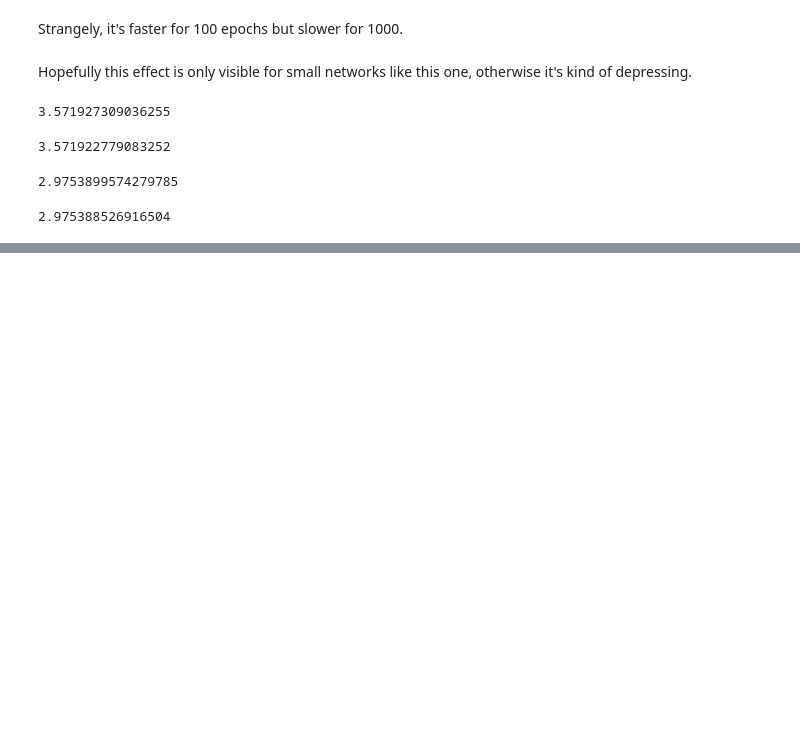
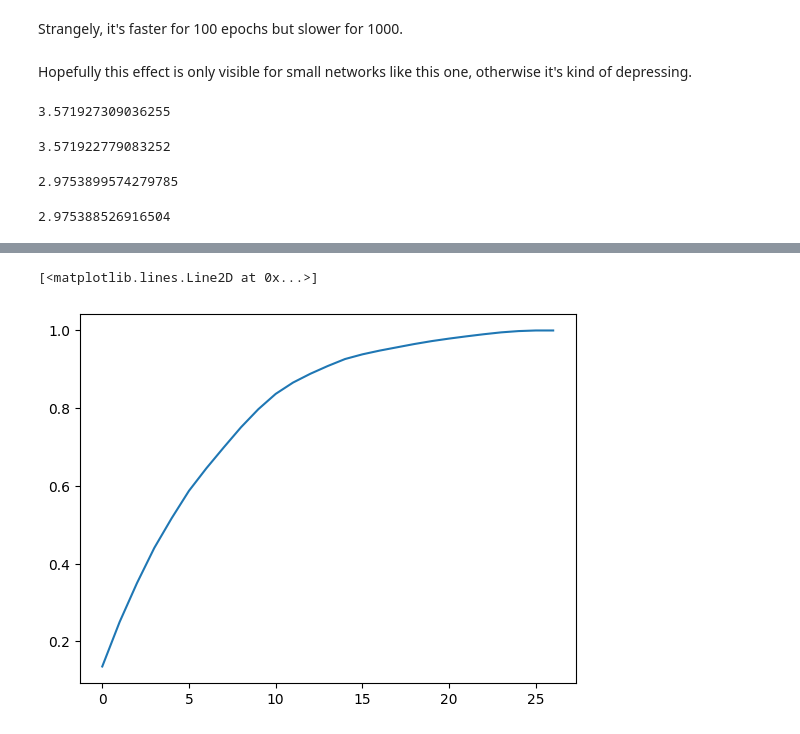
Before and after one commit to andportnoy/nanograd, a Jupyter notebook: lecture-2-exercises.ipynb, the cells around one changed output, grey strips where cells are left out. Drawn from its saved outputs; the diff is of its cells as text; code cells hidden in the pictures; blank space fills up the shorter version.

```diff
--- a/lecture-2-exercises.ipynb
+++ b/lecture-2-exercises.ipynb
@@ -613,0 +627,9 @@ n.eval(X3train, Y3train)
+# %%
+c3 = CountModel(t.m, t.n)
+c3.train(X3, Y3)
+s3 = PCA().fit(c3.P).singular_values_
+# %%
+plt.plot(s3.cumsum()/s3.sum())
+# %% [output]
+[<matplotlib.lines.Line2D at 0x...>]
+[figure, added]
```
Also changed, not shown: parts of 7 cells of this notebook.
